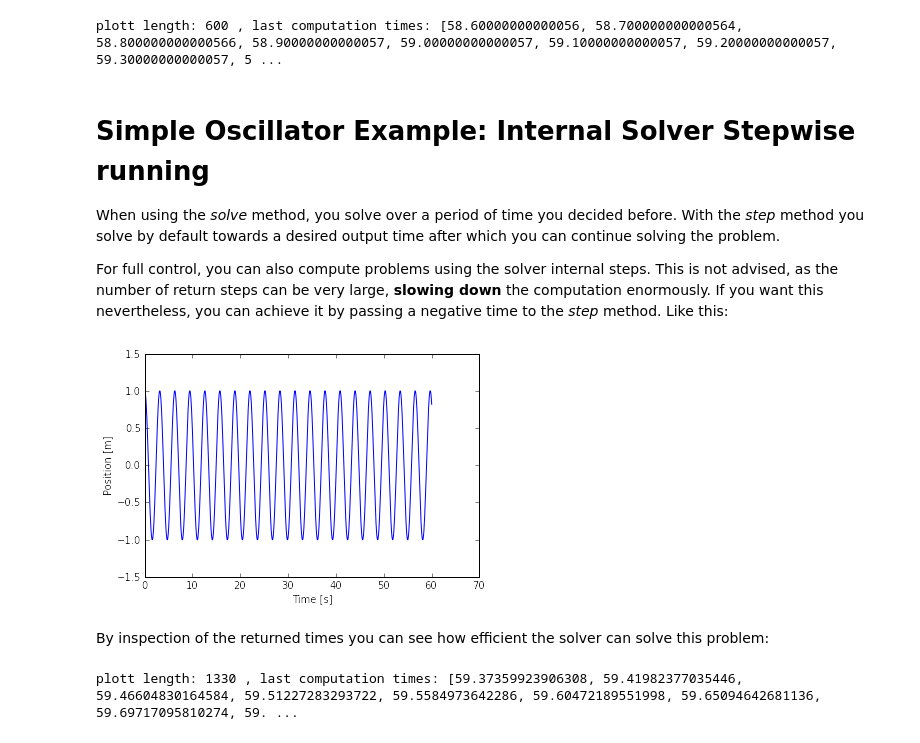
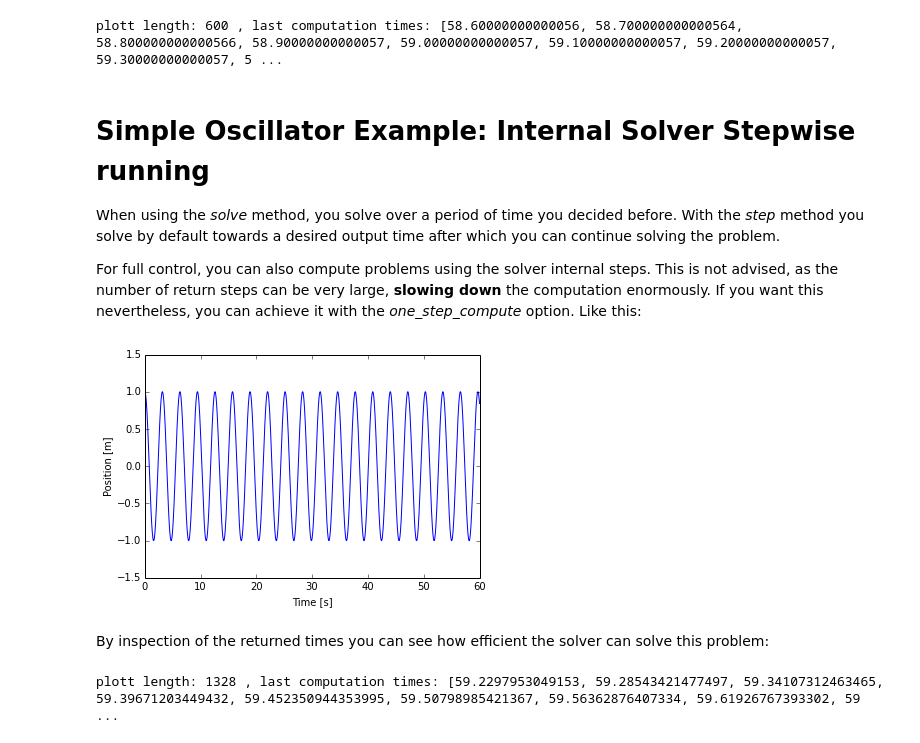
Before and after one commit to bmcage/odes, a Jupyter notebook: docs/ipython/Simple Oscillator.ipynb, the cells around one changed output. Cells and saved outputs as stored; diff of their text form; code cells hidden in the pictures.

Commit message:
Introduce a new option to avoid the hack of t<0 to compute stepwise. New option may only be used of old_api==False, so for old api we keep backward compat, and t<0 does stepwise.

```diff
--- a/docs/ipython/Simple Oscillator.ipynb
+++ b/docs/ipython/Simple Oscillator.ipynb
@@ -132,15 +132,17 @@ solver.init_step(time, initx)
 plott = []
 plotx = []
 while True:
-    solution = solver.step(time+0.1)
+    time += 0.1
+    # fix roundoff error at end
+    if time > 60: time = 60
+    solution = solver.step(time)
     if solution.errors.t:
         print ('Error: ', solution.message, 'Error at time', solution.errors.t)
         break
     #we store output for plotting
     plott.append(solution.values.t)
     plotx.append(solution.values.y[0])
-    time += 0.1
-    if time > 60:
+    if time >= 60:
         break
 plt.plot(plott,plotx)
 plt.xlabel('Time [s]')
@@ -158,32 +160,37 @@ plott length: 600 , last computation times: [58.60000000000056, 58.7000000000005
 # Simple Oscillator Example: Internal Solver Stepwise running
 When using the *solve* method, you solve over a period of time you decided before. With the *step* method you solve by default towards a desired output time after which you can continue solving the problem.
 
-For full control, you can also compute problems using the solver internal steps. This is not advised, as the number of return steps can be very large, **slowing down** the computation enormously. If you want this nevertheless, you can achieve it by passing a negative time to the *step* method. Like this:
+For full control, you can also compute problems using the solver internal steps. This is not advised, as the number of return steps can be very large, **slowing down** the computation enormously. If you want this nevertheless, you can achieve it with the *one_step_compute* option. Like this:
 # %%
-solver = ode('cvode', rhseqn, old_api=False)
+solver = ode('cvode', rhseqn, old_api=False, one_step_compute=True)
 time = 0.
 solver.init_step(time, initx)
 plott = []
 plotx = []
 while True:
-    solution = solver.step(-61)
+    solution = solver.step(60)
     if solution.errors.t:
         print ('Error: ', solution.message, 'Error at time', solution.errors.t)
         break
     #we store output for plotting
     plott.append(solution.values.t)
     plotx.append(solution.values.y[0])
-    if solution.values.t > 60:
+    if solution.values.t >= 60:
+        #back up to 60
+        solver.set_options(one_step_compute=False)
+        solution = solver.step(60)
+        plott[-1] = solution.values.t
+        plotx[-1] = solution.values.y[0]
         break
 plt.plot(plott,plotx)
 plt.xlabel('Time [s]')
 plt.ylabel('Position [m]')
 plt.show()
 # %% [output]
-[figure, old version]
+[figure, new version]
 # %% [markdown]
 By inspection of the returned times you can see how efficient the solver can solve this problem:
 # %%
 print ('plott length:', len(plott), ', last computation times:', plott[-15:]);
 # %% [output]
-plott length: 1330 , last computation times: [59.37359923906308, 59.41982377035446, 59.46604830164584, 59.51227283293722, 59.5584973642286, 59.60472189551998, 59.65094642681136, 59.69717095810274, 59. ...
+plott length: 1328 , last computation times: [59.2297953049153, 59.28543421477497, 59.34107312463465, 59.39671203449432, 59.452350944353995, 59.50798985421367, 59.56362876407334, 59.61926767393302, 59 ...
```
Also changed, not shown: parts of 2 cells of this notebook, 7 other files.
